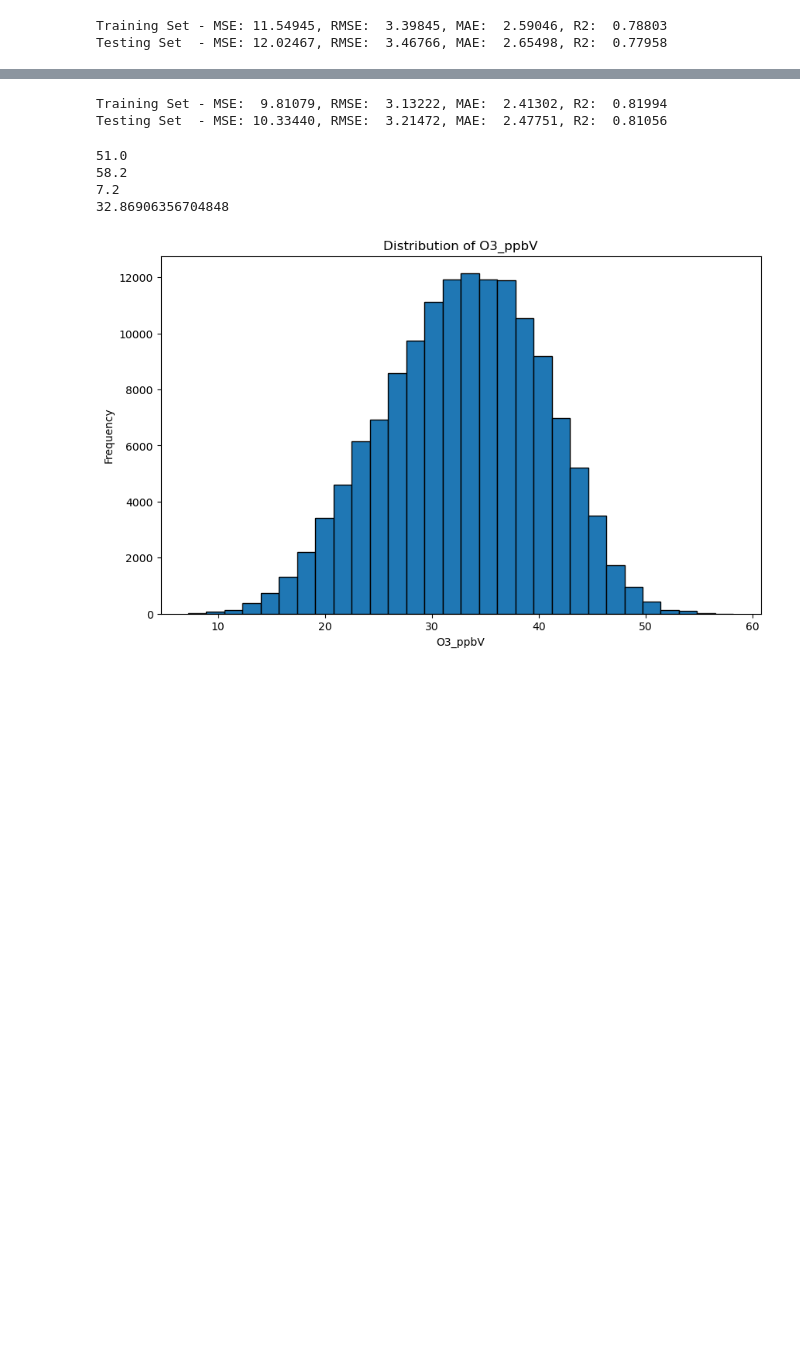
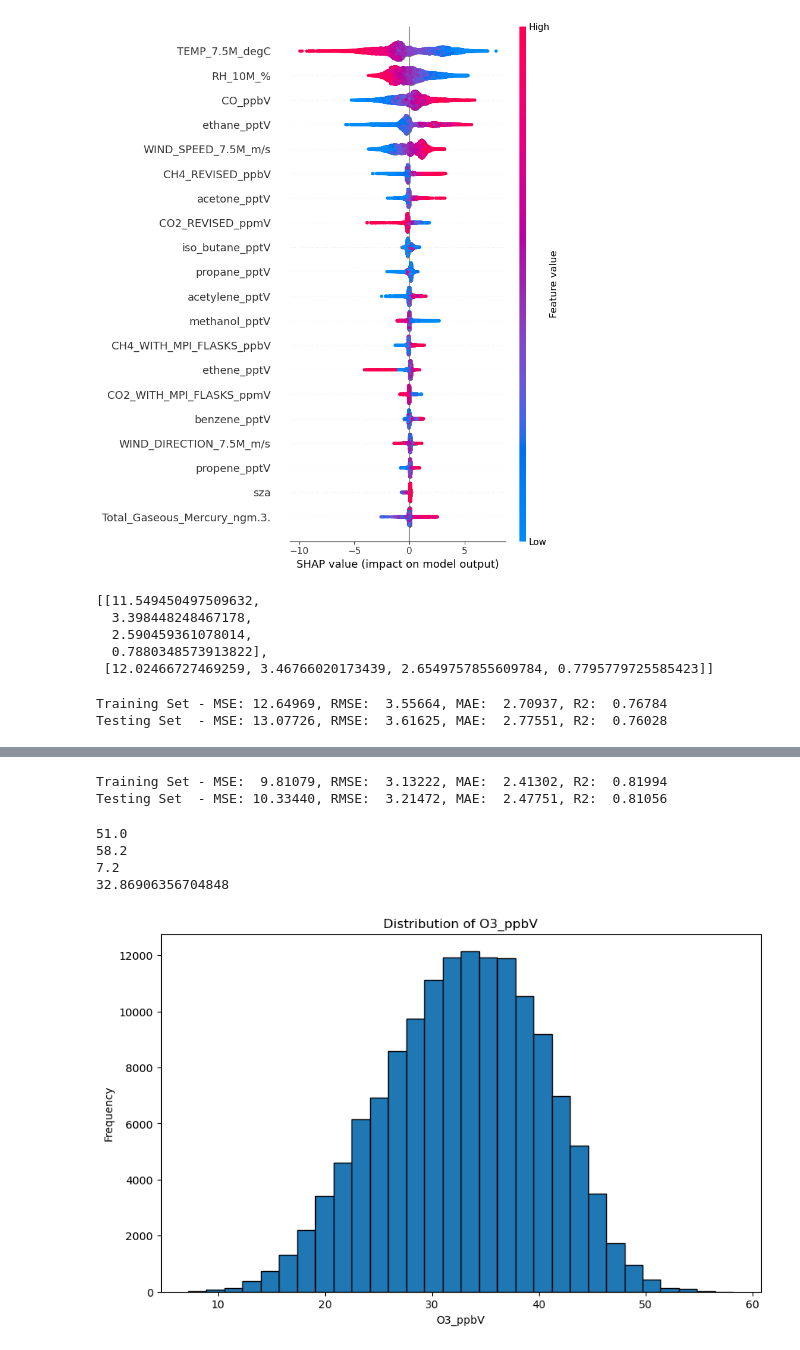
Before and after one commit to Callummmmmmm/ML-Project, a Jupyter notebook: Code/ml_model_test.ipynb, the cells around one changed output, grey strips where cells are left out. Cells and saved outputs as stored; diff of their text form; code cells hidden in the pictures; blank space fills up the shorter version.

Commit message:
SHAP Variables and Figures
Introduction of SHAP values and metrics returned from n most important variables.

```diff
--- a/Code/ml_model_test.ipynb
+++ b/Code/ml_model_test.ipynb
@@ -13,5 +45,5 @@ time_df = time_based(data())
 # %%
-def HGBR(input_data, var):
+def HGBR(input_data, var, shap_i, state):
     # Seperating the dataframes based on missing O3 values and assinging to variables.
     df_missing = input_data[input_data[var].isnull()]
     df_not_missing = input_data.dropna(subset = [var])
@@ -25,6 +57,7 @@ def HGBR(input_data, var):
 
     # Training the model.
     clf = HistGradientBoostingRegressor(random_state = 1)
+
     clf.fit(X_train, y_train)
 
     # Predictions on the training set.
@@ -32,6 +65,11 @@ def HGBR(input_data, var):
 
     # Predictions on the test set.
     y_test_pred = clf.predict(X_test)
+
+    if shap_i == True:
+        explainer = shap.Explainer(clf)
+        shap_values = explainer.shap_values(X_test)
+        shap.summary_plot(shap_values, X_test)
 
     # Calculating regression metrics for the training set.
     mse_train = mean_squared_error(y_train, y_train_pred)
@@ -45,13 +83,26 @@ def HGBR(input_data, var):
     mae_test = mean_absolute_error(y_test, y_test_pred)
     r2_test = r2_score(y_test, y_test_pred)
 
-    # Print training set regression metrics.
-    print(f'Training Set - MSE: {mse_train:8.5f}, RMSE: {rmse_train:8.5f}, MAE: {mae_train:8.5f}, R2: {r2_train:8.5f}')
+    if state == True:
+        # Print training set regression metrics.
+        print(f'Training Set - MSE: {mse_train:8.5f}, RMSE: {rmse_train:8.5f}, MAE: {mae_train:8.5f}, R2: {r2_train:8.5f}')
 
-    # Print test set regression metrics.
-    print(f'Testing Set  - MSE: {mse_test:8.5f}, RMSE: {rmse_test:8.5f}, MAE: {mae_test:8.5f}, R2: {r2_test:8.5f}')
+        # Print test set regression metrics.
+        print(f'Testing Set  - MSE: {mse_test:8.5f}, RMSE: {rmse_test:8.5f}, MAE: {mae_test:8.5f}, R2: {r2_test:8.5f}')
+    else:
+        return [[mse_train, rmse_train, mae_train, r2_train], [mse_test, rmse_test, mae_test, r2_test]]
 # %%
-HGBR(clean_df, 'O3_ppbV')
+HGBR(clean_df, 'O3_ppbV', True, False)
 # %% [output]
+[figure, added]
-Training Set - MSE: 11.54945, RMSE:  3.39845, MAE:  2.59046, R2:  0.78803
-Testing Set  - MSE: 12.02467, RMSE:  3.46766, MAE:  2.65498, R2:  0.77958
+[[11.549450497509632,
+  3.398448248467178,
+  2.590459361078014,
+  0.7880348573913822],
+ [12.02466727469259, 3.46766020173439, 2.6549757855609784, 0.7795779725585423]]
+# %%
+shap_var_df = HGBR_shap(clean_df, 'O3_ppbV', 15)
+HGBR(shap_var_df, 'O3_ppbV', False, False)
+# %% [output]
+Training Set - MSE: 12.64969, RMSE:  3.55664, MAE:  2.70937, R2:  0.76784
+Testing Set  - MSE: 13.07726, RMSE:  3.61625, MAE:  2.77551, R2:  0.76028
```
Also changed, not shown: parts of 7 cells of this notebook, 1 other file.
